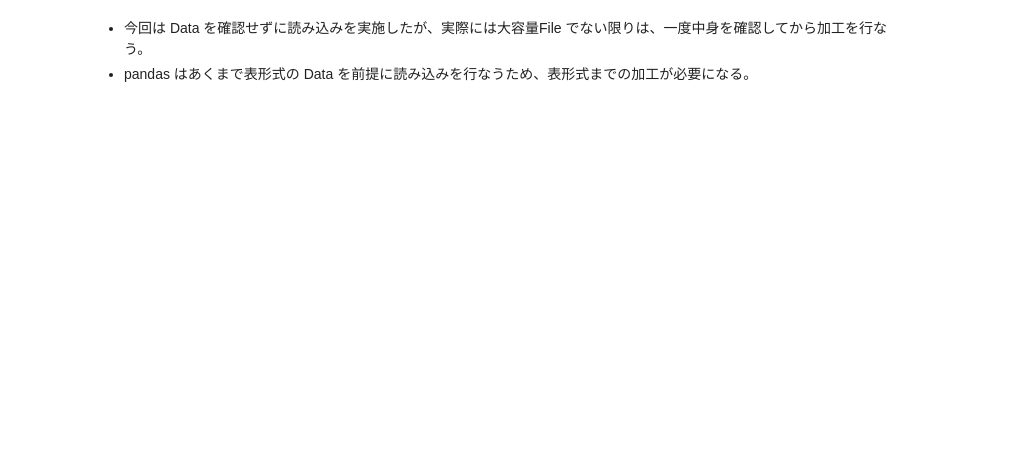
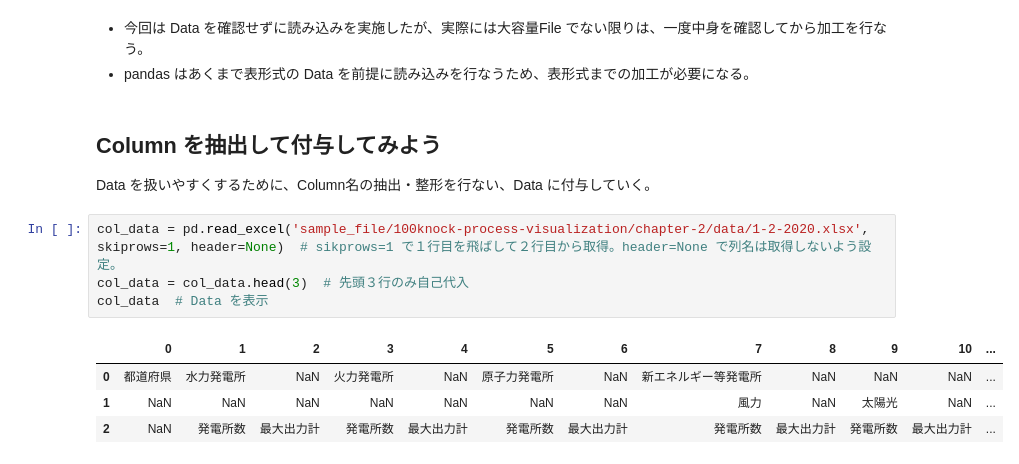
Before and after one commit to 1024xx4/100_Data_processing--visualization, a Jupyter notebook: excel_data.ipynb, the cells around one changed output. Cells and saved outputs as stored; diff of their text form; blank space fills up the shorter version.

```diff
--- a/excel_data.ipynb
+++ b/excel_data.ipynb
@@ -60,3 +59,15 @@ data.tail()  # 末尾５行を表示
 # %% [markdown]
 - 今回は Data を確認せずに読み込みを実施したが、実際には大容量File でない限りは、一度中身を確認してから加工を行なう。
 - pandas はあくまで表形式の Data を前提に読み込みを行なうため、表形式までの加工が必要になる。
+# %% [markdown]
+## Column を抽出して付与してみよう
+Data を扱いやすくするために、Column名の抽出・整形を行ない、Data に付与していく。
+# %%
+col_data = pd.read_excel('sample_file/100knock-process-visualization/chapter-2/data/1-2-2020.xlsx', skiprows=1, header=None)  # sikprows=1 で１行目を飛ばして２行目から取得。header=None で列名は取得しないよう設定。
+col_data = col_data.head(3)  # 先頭３行のみ自己代入
+col_data  # Data を表示
+# %% [output]
+|  | 0 | 1 | 2 | 3 | 4 | 5 | 6 | 7 | 8 | 9 | 10 | ... |
+| 0 | 都道府県 | 水力発電所 | NaN | 火力発電所 | NaN | 原子力発電所 | NaN | 新エネルギー等発電所 | NaN | NaN | NaN | ... |
+| 1 | NaN | NaN | NaN | NaN | NaN | NaN | NaN | 風力 | NaN | 太陽光 | NaN | ... |
+| 2 | NaN | 発電所数 | 最大出力計 | 発電所数 | 最大出力計 | 発電所数 | 最大出力計 | 発電所数 | 最大出力計 | 発電所数 | 最大出力計 | ... |
```
Also changed, not shown: parts of 14 cells of this notebook.
